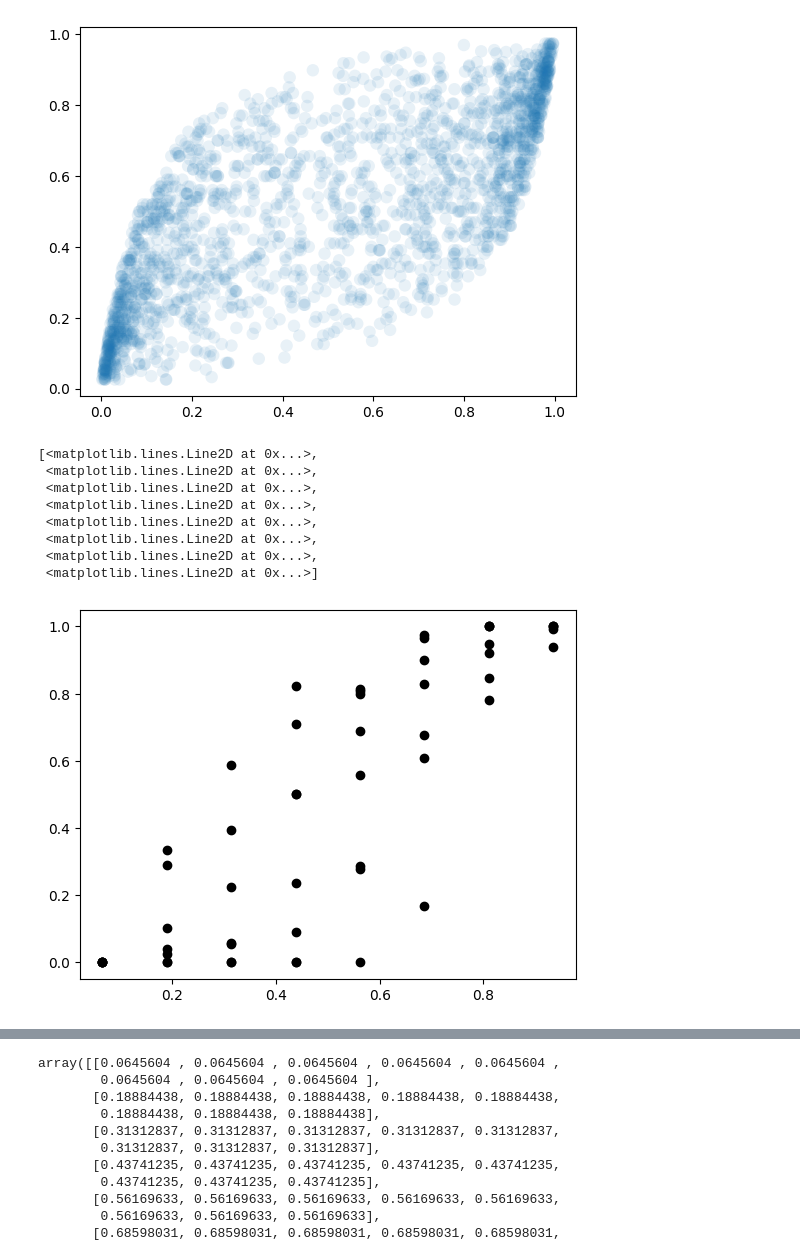
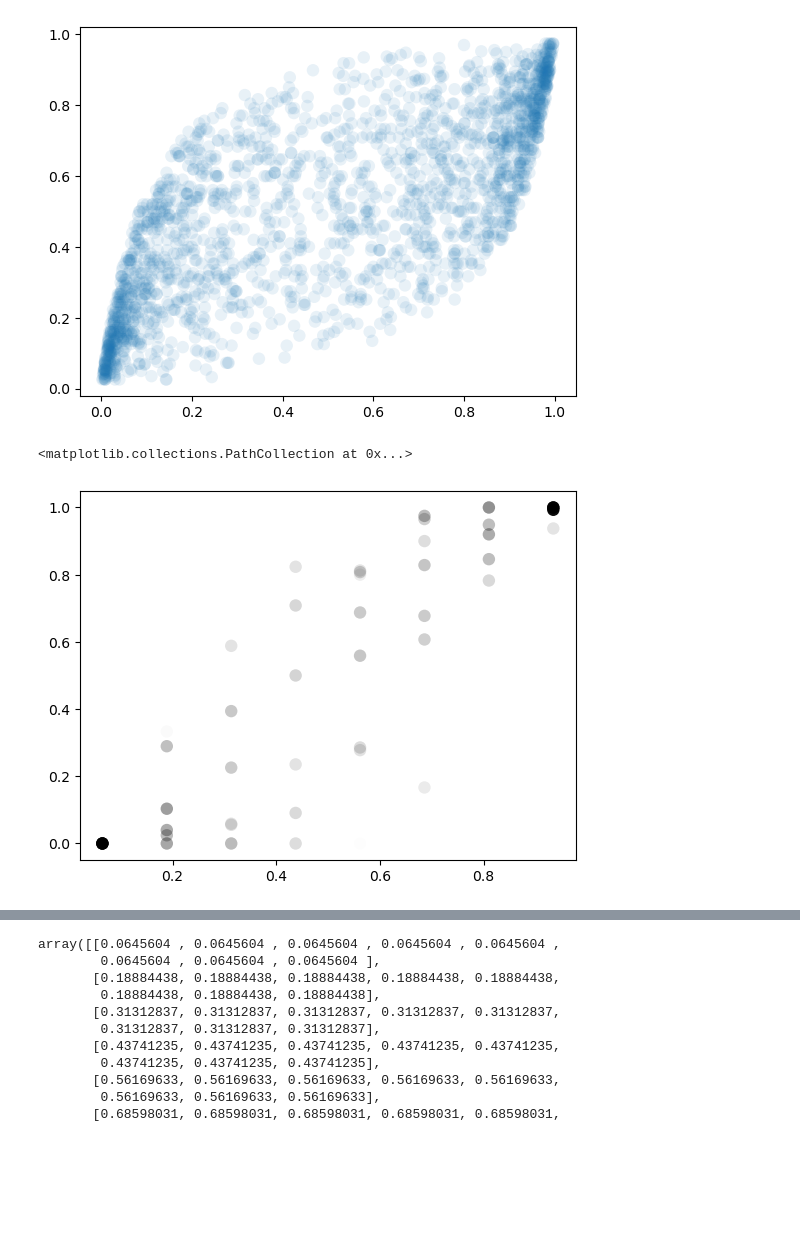
Before and after one commit to jacobaparker/Copy_Murphy2021, a Jupyter notebook: behavioral_data_example.ipynb, the cells around one changed output, grey strips where cells are left out. Drawn from its saved outputs; the diff is of its cells as text; code cells hidden in the pictures; blank space fills up the shorter version.

```diff
--- a/behavioral_data_example.ipynb
+++ b/behavioral_data_example.ipynb
@@ -398,6 +398,7 @@ def psychometric_choice_probability(
     response_col="response",
     block_id_col="block_id",
     return_bins=False,
+    return_counts=False,
 ):
     """Estimate P(choose positive source) as a function of a binned variable.
 
@@ -428,6 +429,8 @@ def psychometric_choice_probability(
         Shared block identifier column in `trials_df` and `block_metadata_df`.
     return_bins : bool, default False
         If True, also return the bin edges actually used.
+    return_counts : bool, default False
+        If True, also return the number of trials in each bin.
 
     Returns
     -------
@@ -435,6 +438,9 @@ def psychometric_choice_probability(
         Centers of the bins.
     choice_probabilities : numpy.ndarray
         Mean probability of response == 1 in each bin. Empty bins are NaN.
+    counts : numpy.ndarray, optional
+        Number of finite trials in each bin. Returned only when
+        `return_counts=True`.
     bins : numpy.ndarray, optional
         Returned only when `return_bins=True`.
     """
@@ -512,14 +518,20 @@ def psychometric_choice_probability(
     bin_index[variable_values == bins[-1]] = len(bins) - 2
 
     choice_probabilities = np.full(len(bin_centers), np.nan)
+    counts = np.zeros(len(bin_centers), dtype=int)
     for idx in range(len(bin_centers)):
         in_bin = bin_index == idx
-        if np.any(in_bin):
+        counts[idx] = np.count_nonzero(in_bin)
+        if counts[idx] > 0:
             choice_probabilities[idx] = np.mean(responses[in_bin] == 1)
 
+    output = (bin_centers, choice_probabilities)
+    if return_counts:
+        output = (*output, counts)
+
     if return_bins:
-        return bin_centers, choice_probabilities, bins
-    return bin_centers, choice_probabilities
+        return (*output, bins)
+    return output
 
 def psychometric_choice_probability_2d(
     trials_df,
@@ -532,6 +544,7 @@ def psychometric_choice_probability_2d(
     block_id_col="block_id",
     return_flat=False,
     return_bins=False,
+    return_counts=False,
 ):
     """Estimate P(choose positive source) in bins of two continuous variables.
 
@@ -567,6 +580,8 @@ def psychometric_choice_probability_2d(
         matching one-dimensional choice probabilities.
     return_bins : bool, default False
         If True, also return the x- and y-dimension bin edges actually used.
+    return_counts : bool, default False
+        If True, also return the number of trials in each bin.
 
     Returns
     -------
@@ -576,10 +591,17 @@ def psychometric_choice_probability_2d(
     choice_probabilities : numpy.ndarray
         If `return_flat=False`, array with shape (n_x_bins, n_y_bins). Empty
         bins are NaN.
+    counts : numpy.ndarray
+        If `return_flat=False` and `return_counts=True`, array with shape
+        (n_x_bins, n_y_bins) containing the number of finite trials in each
+        bin.
     bin_codes : numpy.ndarray
         If `return_flat=True`, unique integer codes for each two-dimensional bin.
     choice_probabilities_flat : numpy.ndarray
         If `return_flat=True`, choice probabilities corresponding to `bin_codes`.
+    counts_flat : numpy.ndarray
+        If `return_flat=True` and `return_counts=True`, counts corresponding
+        to `bin_codes`.
     x_bins, y_bins : numpy.ndarray, optional
         Returned only when `return_bins=True`.
     """
@@ -691,20 +713,31 @@ def psychometric_choice_probability_2d(
     n_x_bins = len(x_centers)
     n_y_bins = len(y_centers)
     choice_probabilities = np.full((n_x_bins, n_y_bins), np.nan)
+    counts = np.zeros((n_x_bins, n_y_bins), dtype=int)
     for x_idx in range(n_x_bins):
         for y_idx in range(n_y_bins):
             in_bin = (x_bin_index == x_idx) & (y_bin_index == y_idx)
-            if np.any(in_bin):
+            counts[x_idx, y_idx] = np.count_nonzero(in_bin)
+            if counts[x_idx, y_idx] > 0:
                 choice_probabilities[x_idx, y_idx] = np.mean(responses[in_bin] == 1)
 
     if return_flat:
         bin_codes = np.arange(n_x_bins * n_y_bins)
         output = (bin_codes, choice_probabilities.reshape(-1))
+        if return_counts:
+            output = (*output, counts.reshape(-1))
     else:
         x_center_grid, y_center_grid = np.meshgrid(x_centers, y_centers, indexing="ij")
         bin_centers = np.stack((x_center_grid, y_center_grid), axis=-1)
         output = (bin_centers, choice_probabilities)
+        if return_counts:
+            output = (*output, counts)
 
     if return_bins:
         return (*output, x_bins, y_bins)
     return output
+# %%
+from scipy.special import logit
+trials_df['LPO_pos'] = logit(trials_df['post_prob_pos'])
+trials_df['LPO_1b_pos'] = logit(trials_df['post_prob_1b_pos'])
+trials_df[["block_id", "trial", "LPO_pos", "LPO_1b_pos"]].head()
@@ -726,15 +766,8 @@ plt.scatter(trials_df['post_prob_pos'], trials_df['post_prob_1b_pos'], s=80,alph
 <matplotlib.collections.PathCollection at 0x...>
 [figure]
 # %%
-P_YgX_2d, P_RgX_2d = psychometric_choice_probability_2d(trials_df, ("post_prob_pos", "post_prob_1b_pos"), n_bins=8)
-plt.plot(P_YgX_2d[:,:,0],P_RgX_2d,'ok')
+P_YgX_2d, P_RgX_2d, counts_2d = psychometric_choice_probability_2d(trials_df, ("post_prob_pos", "post_prob_1b_pos"), n_bins=8, return_counts=True)
+plt.scatter(P_YgX_2d[:,:,0], P_RgX_2d, c='k', s=80, alpha=counts_2d / counts_2d.max(), edgecolors='none')
 # %% [output]
-[<matplotlib.lines.Line2D at 0x...>,
- <matplotlib.lines.Line2D at 0x...>,
- <matplotlib.lines.Line2D at 0x...>,
- <matplotlib.lines.Line2D at 0x...>,
- <matplotlib.lines.Line2D at 0x...>,
- <matplotlib.lines.Line2D at 0x...>,
- <matplotlib.lines.Line2D at 0x...>,
- <matplotlib.lines.Line2D at 0x...>]
+<matplotlib.collections.PathCollection at 0x...>
-[figure, old version]
+[figure, new version]
```
Also changed, not shown: parts of 21 cells of this notebook.
